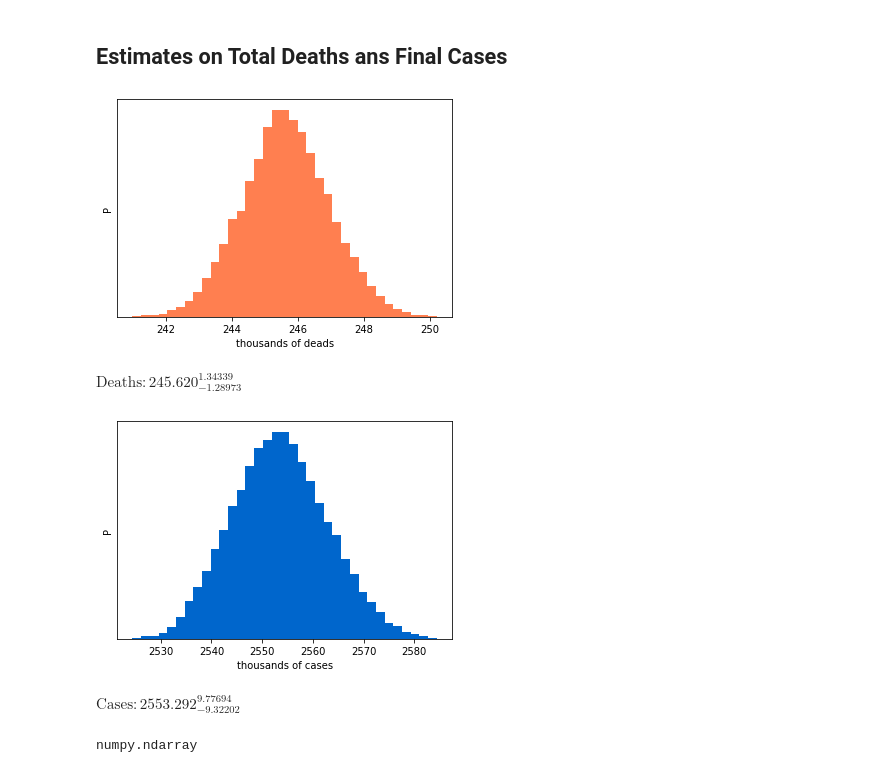
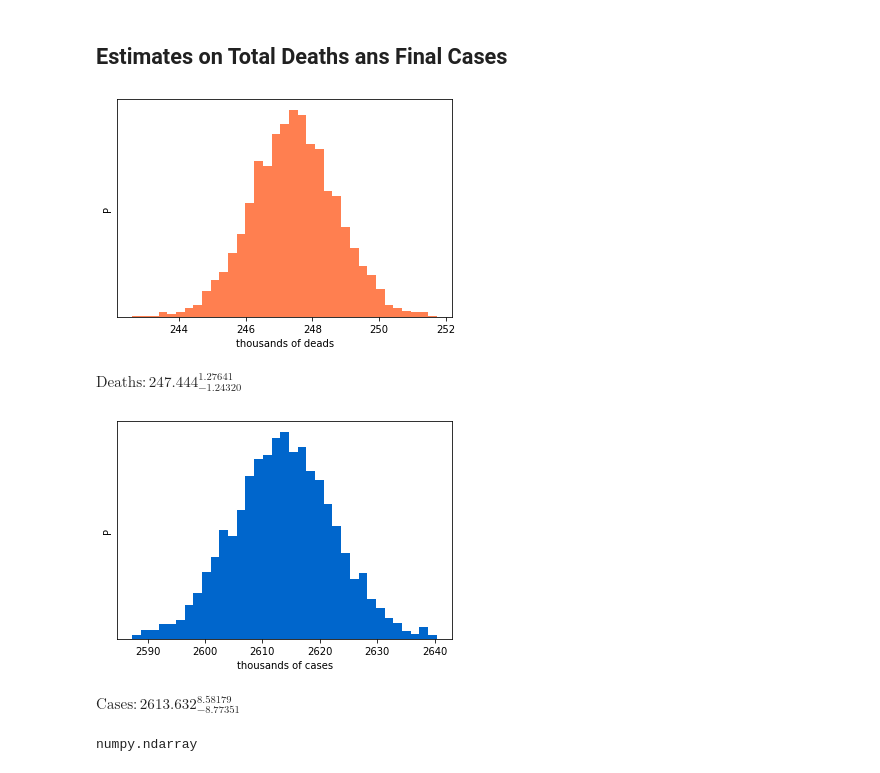
Before and after one commit to emdemor/cov19, a Jupyter notebook: main.ipynb, the cells around one changed output. Saved outputs shown, nothing was run; the diff lists cells and outputs as text; code cells hidden in the pictures.

```diff
--- a/main.ipynb
+++ b/main.ipynb
@@ -180,7 +180,7 @@ ALPHA = 0.07;
 final_deaths = []
 final_cases  = []
 
-for index in tqdm(list(random.choice(range(len(StatModel.sample)),100000))):
+for index in tqdm(list(random.choice(range(len(StatModel.sample)),5000))):
 
     par_rdn = StatModel.sample[index]
 
@@ -211,37 +211,37 @@ deaths_sample = np.array(final_deaths)
 plt.hist(deaths_sample,35, color="#FF7F50")
 plt.xlabel('thousands of deads')
 plt.ylabel('P')
 plt.gca().set_yticks([]);
 plt.savefig('results/deaths_hist.png')
 plt.savefig('results/deaths_hist.pdf')
 plt.show()
 
 mcmc_d = np.percentile(deaths_sample, [15.865, 50, 84.135])
 q_d = np.diff(mcmc_d)
 txt_d = "\mathrm{{{3}}} : {0:.3f}_{{-{1:.5f}}}^{{{2:.5f}}}"
 txt_d = txt_d.format(mcmc_d[1], q_d[0], q_d[1], 'Deaths')
 display(Math(txt_d))
 
 
 cases_sample = np.array(final_cases)
 plt.hist(cases_sample,35, color="#0066CC")
 plt.xlabel('thousands of cases')
 plt.ylabel('P')
 plt.gca().set_yticks([]);
 plt.savefig('tables/cases_hist.png')
 plt.savefig('tables/cases_hist.pdf')
 plt.show()
 
 mcmc_c = np.percentile(cases_sample, [15.865, 50, 84.135])
 q_c = np.diff(mcmc_c)
 txt_c = "\mathrm{{{3}}} : {0:.3f}_{{-{1:.5f}}}^{{{2:.5f}}}"
 txt_c = txt_c.format(mcmc_c[1], q_c[0], q_c[1], 'Cases')
 display(Math(txt_c))
 # %% [output]
-[figure, old version]
+[figure, new version]
-$\displaystyle \mathrm{Deaths} : 245.620_{-1.28973}^{1.34339}$
+$\displaystyle \mathrm{Deaths} : 247.444_{-1.24320}^{1.27641}$
-[figure, old version]
+[figure, new version]
-$\displaystyle \mathrm{Cases} : 2553.292_{-9.32202}^{9.77694}$
+$\displaystyle \mathrm{Cases} : 2613.632_{-8.77351}^{8.58179}$
 # %%
 type(brasil_df.days_list)
 # %% [output]
```
Also changed, not shown: parts of 3 cells of this notebook, 7 other files.
